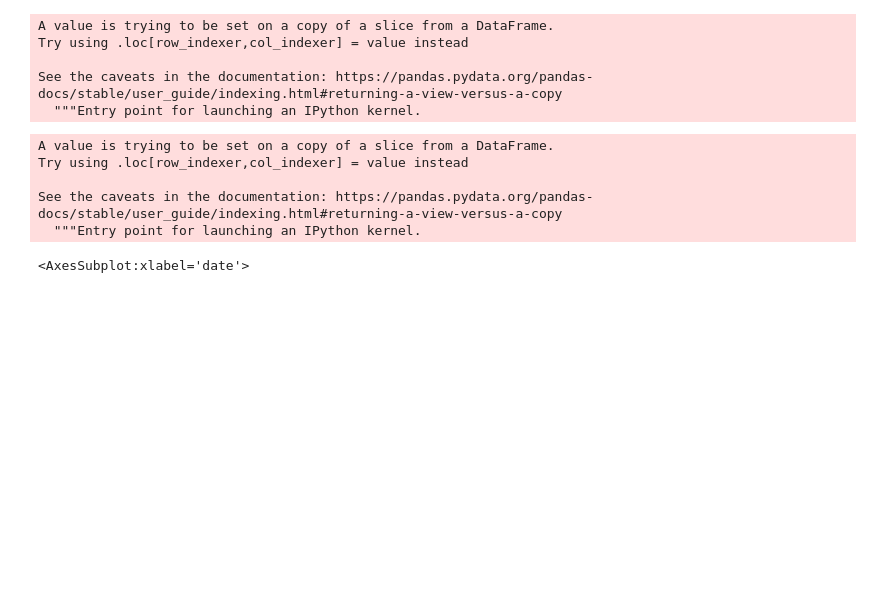
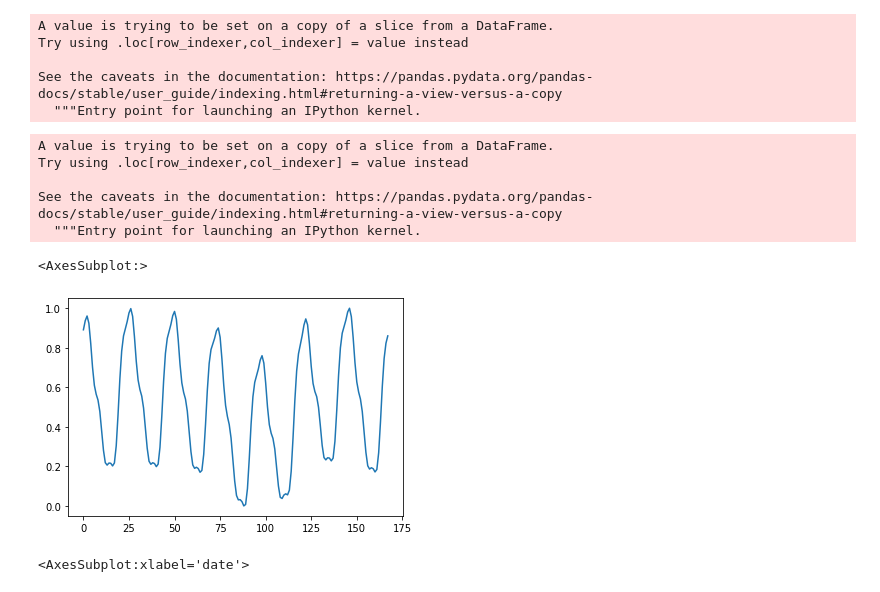
Before and after one commit to christopherkindl/start-hack-2021, a Jupyter notebook: 01_ml/ml_model_prediction.ipynb, the cells around one changed output. Cells and saved outputs as stored; diff of their text form; code cells hidden in the pictures; blank space fills up the shorter version.

```diff
--- a/01_ml/ml_model_prediction.ipynb
+++ b/01_ml/ml_model_prediction.ipynb
@@ -210,6 +210,11 @@ Try using .loc[row_indexer,col_indexer] = value instead
 
 See the caveats in the documentation: https://pandas.pydata.org/pandas-docs/stable/user_guide/indexing.html#returning-a-view-versus-a-copy
   """Entry point for launching an IPython kernel.
+# %%
+df[0].plot()
+# %% [output]
+<AxesSubplot:>
+[figure, added]
 # %%
 test.plot()
 # %% [output]
```
Also changed, not shown: parts of 40 cells of this notebook, 1 other file.
